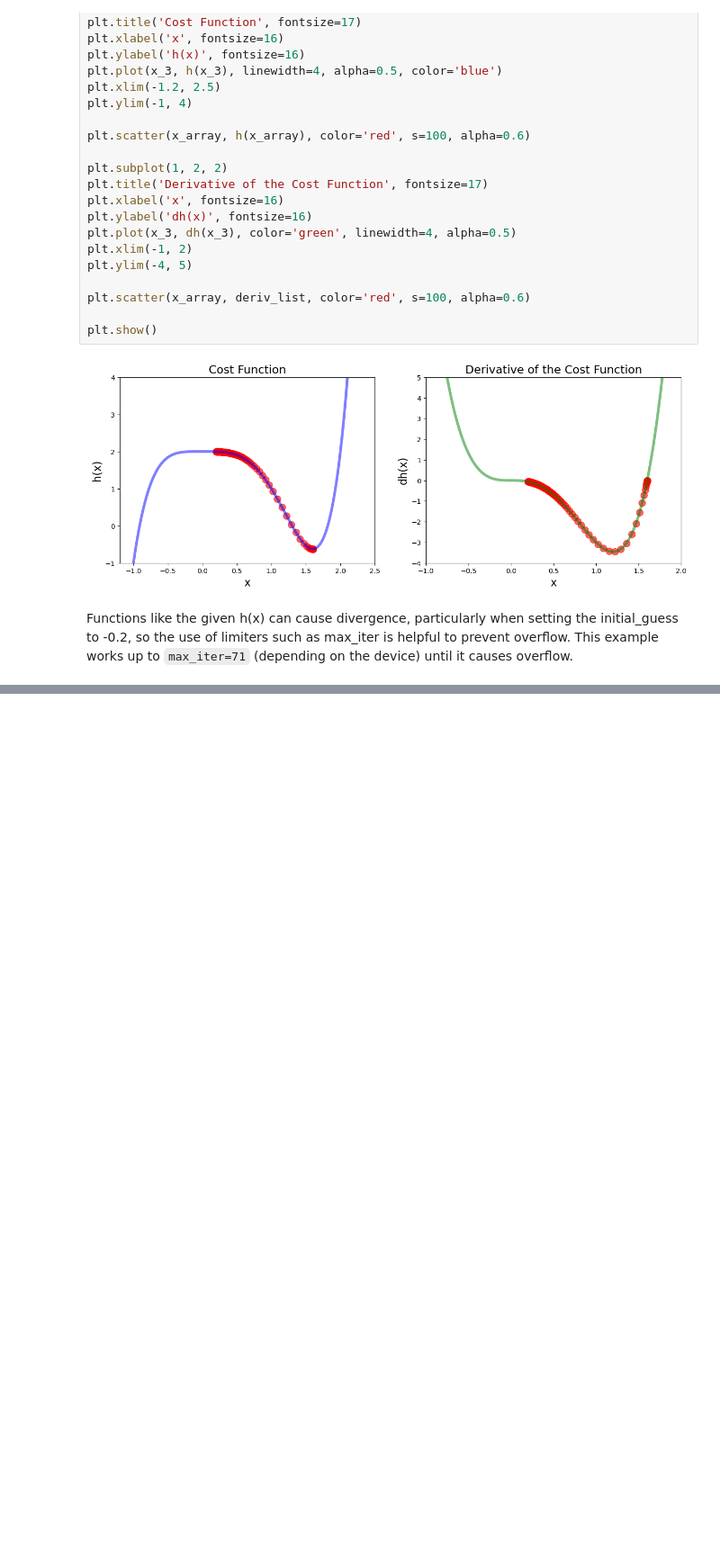
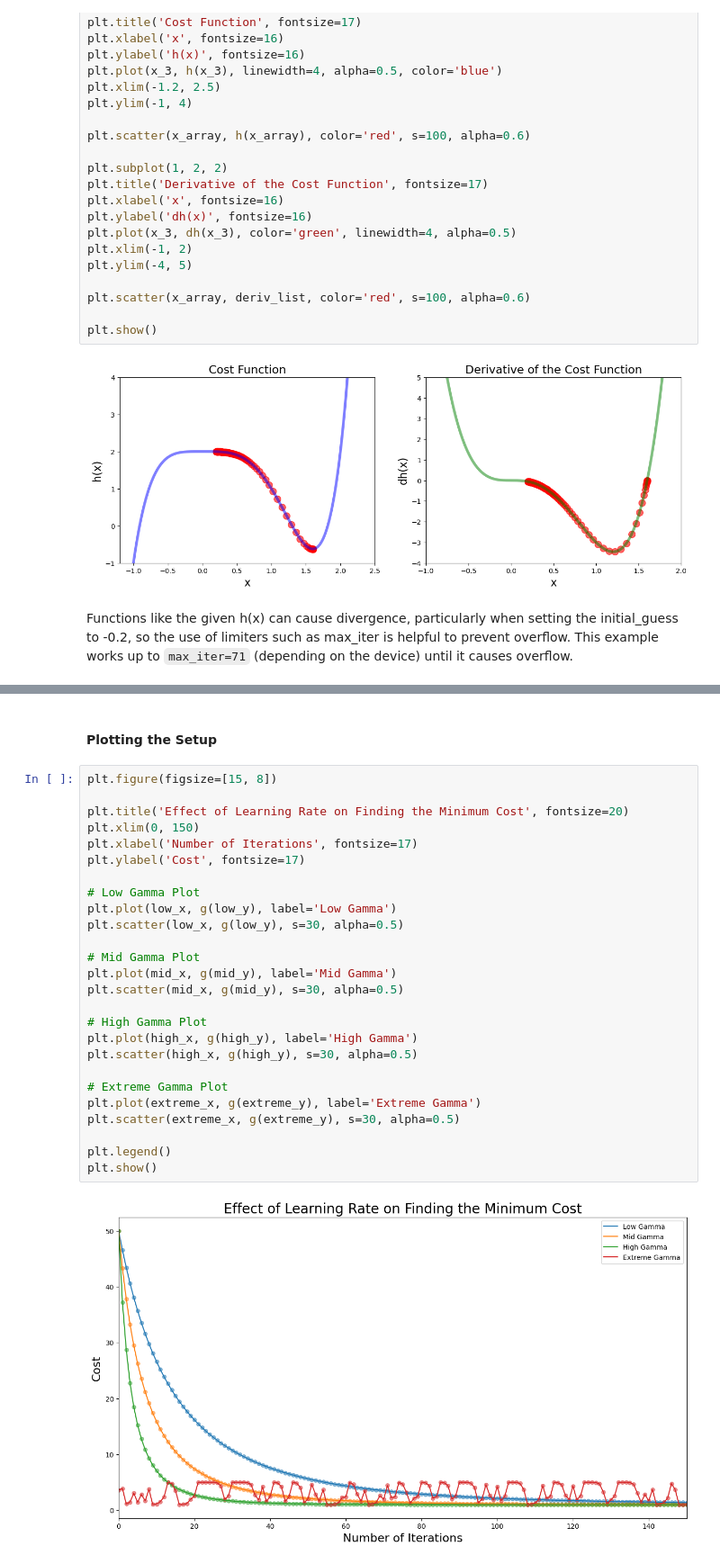
Before and after one commit to glparevalo/data-science, a Jupyter notebook: notebooks/2 - Optimization and Gradient Descent Algorithm.ipynb, the cells around one changed output, grey strips where cells are left out. Shown: that part at 90% size. Drawn from its saved outputs; the diff is of its cells as text; blank space fills up the shorter version.

Commit message:
added the effects of the learning rate

```diff
--- a/notebooks/2 - Optimization and Gradient Descent Algorithm.ipynb
+++ b/notebooks/2 - Optimization and Gradient Descent Algorithm.ipynb
@@ -346,0 +391,30 @@ Functions like the given h(x) can cause divergence, particularly when setting th
+# %% [markdown]
+#### Plotting the Setup
+# %%
+plt.figure(figsize=[15, 8])
+
+plt.title('Effect of Learning Rate on Finding the Minimum Cost', fontsize=20)
+plt.xlim(0, 150)
+plt.xlabel('Number of Iterations', fontsize=17)
+plt.ylabel('Cost', fontsize=17)
+
+# Low Gamma Plot
+plt.plot(low_x, g(low_y), label='Low Gamma')
+plt.scatter(low_x, g(low_y), s=30, alpha=0.5)
+
+# Mid Gamma Plot
+plt.plot(mid_x, g(mid_y), label='Mid Gamma')
+plt.scatter(mid_x, g(mid_y), s=30, alpha=0.5)
+
+# High Gamma Plot
+plt.plot(high_x, g(high_y), label='High Gamma')
+plt.scatter(high_x, g(high_y), s=30, alpha=0.5)
+
+# Extreme Gamma Plot
+plt.plot(extreme_x, g(extreme_y), label='Extreme Gamma')
+plt.scatter(extreme_x, g(extreme_y), s=30, alpha=0.5)
+
+plt.legend()
+plt.show()
+# %% [output]
+[figure, added]
```
Also changed, not shown: parts of 8 cells of this notebook.
